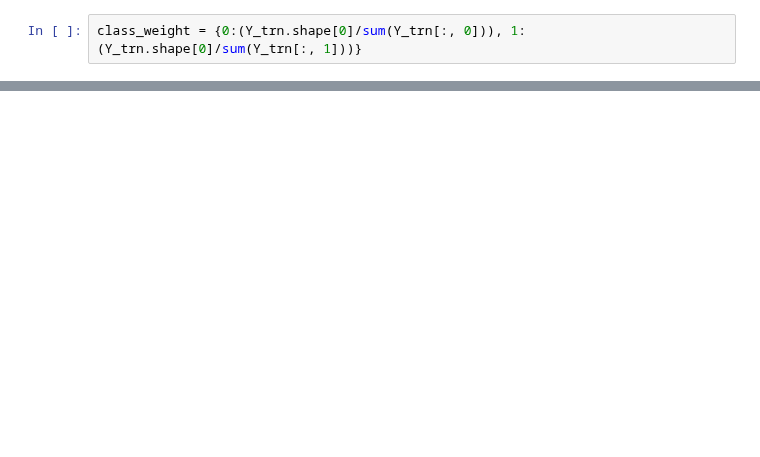
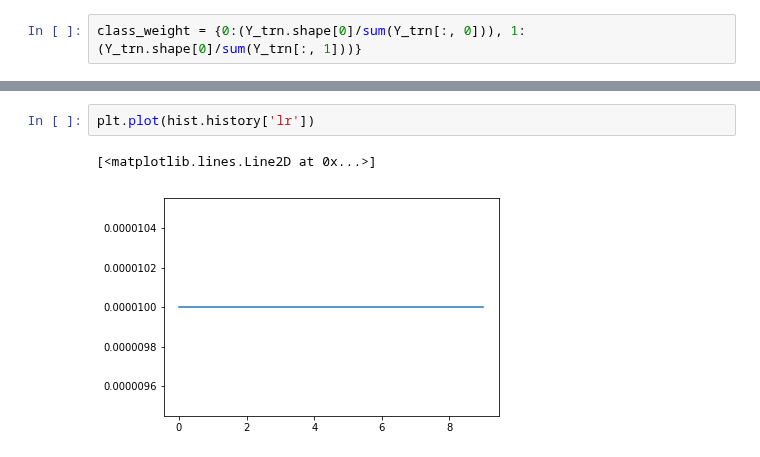
Before and after one commit to wenshuoliu/DLproj, a Jupyter notebook: NRD/Prediction_by_codes_all.ipynb, the cells around one changed output, grey strips where cells are left out. Drawn from its saved outputs; the diff is of its cells as text; blank space fills up the shorter version.

```diff
--- a/NRD/Prediction_by_codes_all.ipynb
+++ b/NRD/Prediction_by_codes_all.ipynb
@@ -530,3 +297,8 @@ plt.plot(hist.history['val_loss'])
+# %%
+plt.plot(hist.history['lr'])
+# %% [output]
+[<matplotlib.lines.Line2D at 0x...>]
+[figure, added]
 # %%
 plt.plot(auccheckpoint.auc_history)
 # %% [output]
```
Also changed, not shown: parts of 131 cells of this notebook, 15 other files.
